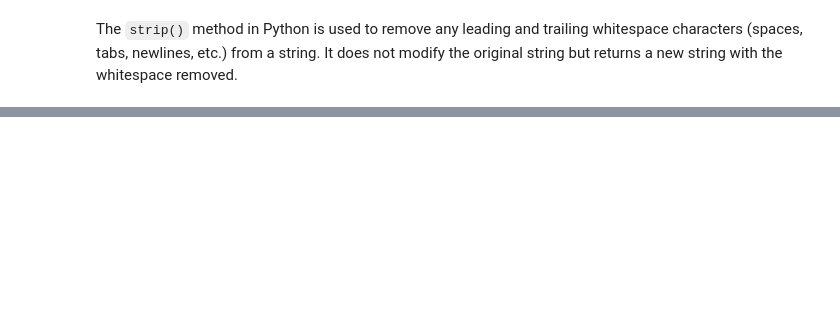
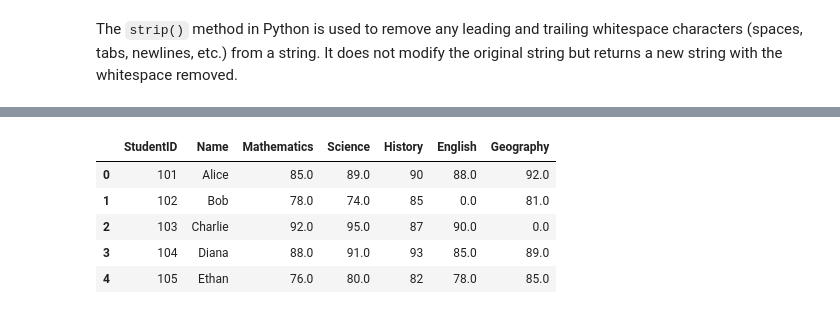
Before and after one commit to themysterysolver/PYTHON_BASICS, a Jupyter notebook: PANDAS/GFG_FULL.ipynb, the cells around one changed output, grey strips where cells are left out. Saved outputs shown, nothing was run; the diff lists cells and outputs as text; code cells hidden in the pictures; blank space fills up the shorter version.

```diff
--- a/PANDAS/GFG_FULL.ipynb
+++ b/PANDAS/GFG_FULL.ipynb
@@ -226,0 +298,9 @@ Index(['StudentID', ' Name', ' Mathematics', ' Science', ' History',
+# %%
+df.head()
+# %% [output]
+|  | StudentID | Name | Mathematics | Science | History | English | Geography |
+| 0 | 101 | Alice | 85.0 | 89.0 | 90 | 88.0 | 92.0 |
+| 1 | 102 | Bob | 78.0 | 74.0 | 85 | 0.0 | 81.0 |
+| 2 | 103 | Charlie | 92.0 | 95.0 | 87 | 90.0 | 0.0 |
+| 3 | 104 | Diana | 88.0 | 91.0 | 93 | 85.0 | 89.0 |
+| 4 | 105 | Ethan | 76.0 | 80.0 | 82 | 78.0 | 85.0 |
```
Also changed, not shown: parts of 21 cells of this notebook.
